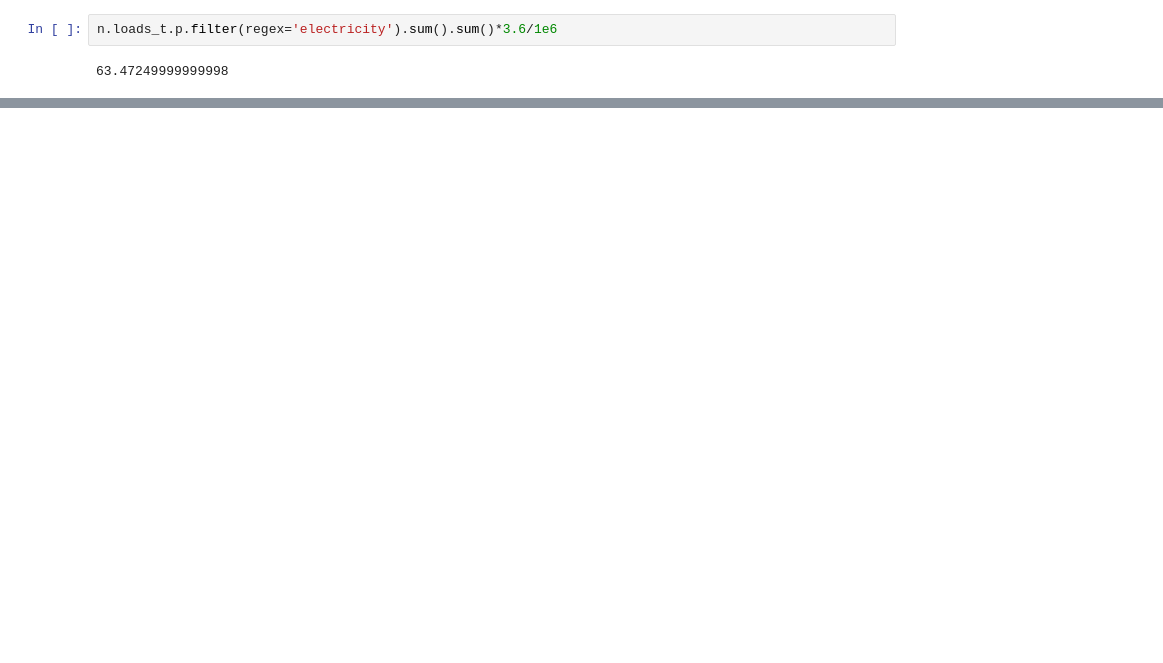
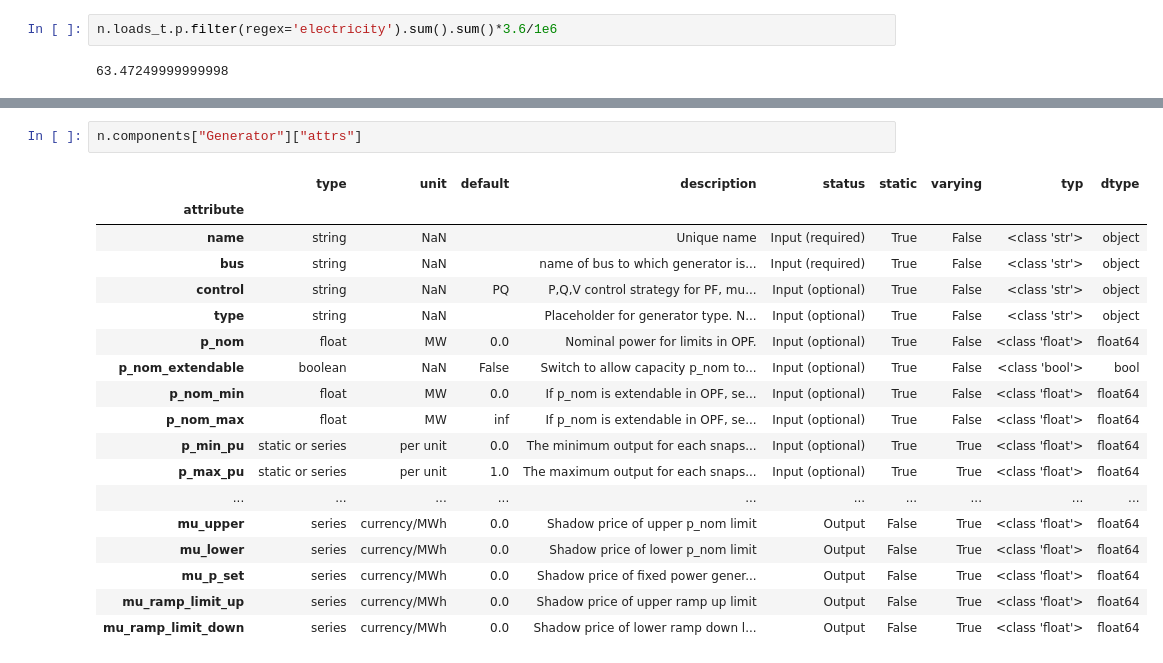
Before and after one commit to humpage/pypsa-eur-sec, a Jupyter notebook: jupyterAnalysis.ipynb, the cells around one changed output, grey strips where cells are left out. Cells and saved outputs as stored; diff of their text form; blank space fills up the shorter version.

```diff
--- a/jupyterAnalysis.ipynb
+++ b/jupyterAnalysis.ipynb
@@ -329,0 +411,21 @@ n.links_t.p0
+# %%
+n.components["Generator"]["attrs"]
+# %% [output]
+|  | type | unit | default | description | status | static | varying | typ | dtype |
+| attribute |  |  |  |  |  |  |  |  |  |
+| name | string | NaN |  | Unique name | Input (required) | True | False | <class 'str'> | object |
+| bus | string | NaN |  | name of bus to which generator is... | Input (required) | True | False | <class 'str'> | object |
+| control | string | NaN | PQ | P,Q,V control strategy for PF, mu... | Input (optional) | True | False | <class 'str'> | object |
+| type | string | NaN |  | Placeholder for generator type. N... | Input (optional) | True | False | <class 'str'> | object |
+| p_nom | float | MW | 0.0 | Nominal power for limits in OPF. | Input (optional) | True | False | <class 'float'> | float64 |
+| p_nom_extendable | boolean | NaN | False | Switch to allow capacity p_nom to... | Input (optional) | True | False | <class 'bool'> | bool |
+| p_nom_min | float | MW | 0.0 | If p_nom is extendable in OPF, se... | Input (optional) | True | False | <class 'float'> | float64 |
+| p_nom_max | float | MW | inf | If p_nom is extendable in OPF, se... | Input (optional) | True | False | <class 'float'> | float64 |
+| p_min_pu | static or series | per unit | 0.0 | The minimum output for each snaps... | Input (optional) | True | True | <class 'float'> | float64 |
+| p_max_pu | static or series | per unit | 1.0 | The maximum output for each snaps... | Input (optional) | True | True | <class 'float'> | float64 |
+| ... | ... | ... | ... | ... | ... | ... | ... | ... | ... |
+| mu_upper | series | currency/MWh | 0.0 | Shadow price of upper p_nom limit | Output | False | True | <class 'float'> | float64 |
+| mu_lower | series | currency/MWh | 0.0 | Shadow price of lower p_nom limit | Output | False | True | <class 'float'> | float64 |
+| mu_p_set | series | currency/MWh | 0.0 | Shadow price of fixed power gener... | Output | False | True | <class 'float'> | float64 |
+| mu_ramp_limit_up | series | currency/MWh | 0.0 | Shadow price of upper ramp up limit | Output | False | True | <class 'float'> | float64 |
+| mu_ramp_limit_down | series | currency/MWh | 0.0 | Shadow price of lower ramp down l... | Output | False | True | <class 'float'> | float64 |
```
Also changed, not shown: parts of 30 cells of this notebook, 3 other files.
